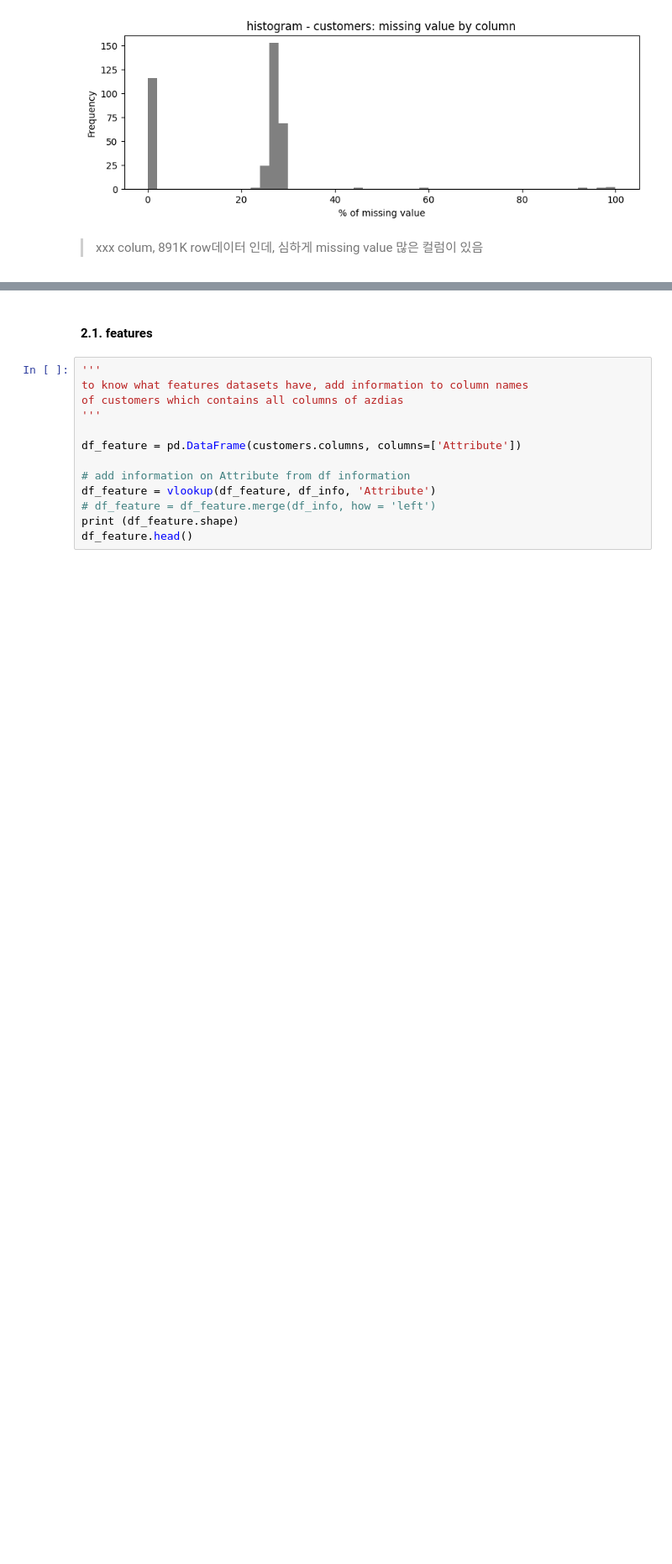
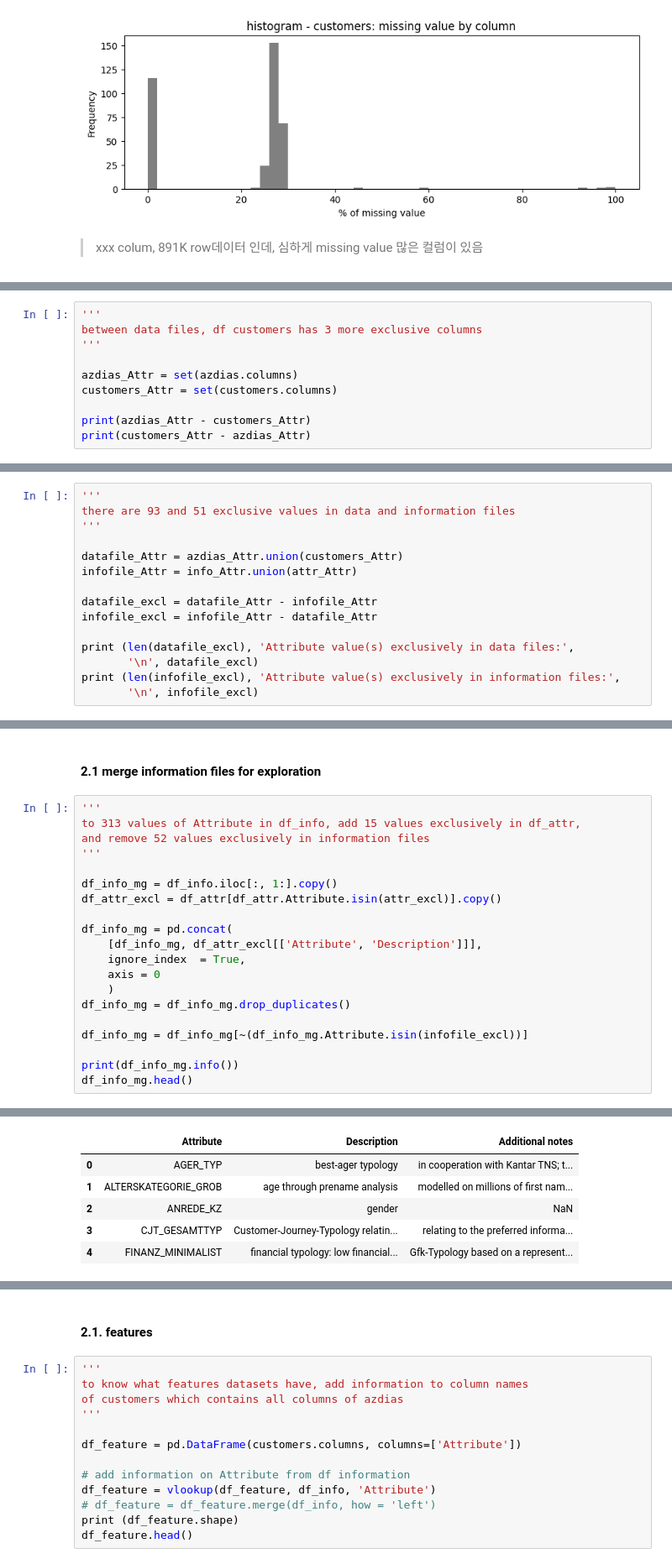
Before and after one commit to jaeyoun-chang/u_city_capstone, a Jupyter notebook: Arvato Project Workbook.ipynb, the cells around one changed output, grey strips where cells are left out. Shown at 84% size. Drawn from its saved outputs; the diff is of its cells as text; blank space fills up the shorter version.

```diff
--- a/Arvato Project Workbook.ipynb
+++ b/Arvato Project Workbook.ipynb
@@ -349,0 +384,10 @@ df_attr.head()
+# %%
+'''
+between data files, df customers has 3 more exclusive columns
+'''
+
+azdias_Attr = set(azdias.columns)
+customers_Attr = set(customers.columns)
+
+print(azdias_Attr - customers_Attr)
+print(customers_Attr - azdias_Attr)
@@ -370,0 +416,15 @@ print (len(set(attr_attr) - set(info_attr)),
+# %%
+'''
+there are 93 and 51 exclusive values in data and information files
+'''
+
+datafile_Attr = azdias_Attr.union(customers_Attr)
+infofile_Attr = info_Attr.union(attr_Attr)
+
+datafile_excl = datafile_Attr - infofile_Attr
+infofile_excl = infofile_Attr - datafile_Attr
+
+print (len(datafile_excl), 'Attribute value(s) exclusively in data files:',
+       '\n', datafile_excl)
+print (len(infofile_excl), 'Attribute value(s) exclusively in information files:',
+       '\n', infofile_excl)
@@ -372,0 +442,23 @@ print (len(set(attr_attr) - set(info_attr)),
+# %% [markdown]
+#### 2.1 merge information files for exploration
+# %%
+'''
+to 313 values of Attribute in df_info, add 15 values exclusively in df_attr,
+and remove 52 values exclusively in information files
+'''
+
+df_info_mg = df_info.iloc[:, 1:].copy()
+df_attr_excl = df_attr[df_attr.Attribute.isin(attr_excl)].copy()
+
+df_info_mg = pd.concat(
+    [df_info_mg, df_attr_excl[['Attribute', 'Description']]],
+    ignore_index  = True,
+    axis = 0
+    )
+df_info_mg = df_info_mg.drop_duplicates()
+
+df_info_mg = df_info_mg[~(df_info_mg.Attribute.isin(infofile_excl))]
+
+print(df_info_mg.info())
+df_info_mg.head()
+# %% [output]
@@ -372,0 +476,6 @@ print (len(set(attr_attr) - set(info_attr)),
+|  | Attribute | Description | Additional notes |
+| 0 | AGER_TYP | best-ager typology | in cooperation with Kantar TNS; t... |
+| 1 | ALTERSKATEGORIE_GROB | age through prename analysis | modelled on millions of first nam... |
+| 2 | ANREDE_KZ | gender | NaN |
+| 3 | CJT_GESAMTTYP | Customer-Journey-Typology relatin... | relating to the preferred informa... |
+| 4 | FINANZ_MINIMALIST | financial typology: low financial... | Gfk-Typology based on a represent... |
```
Also changed, not shown: parts of 26 cells of this notebook.
